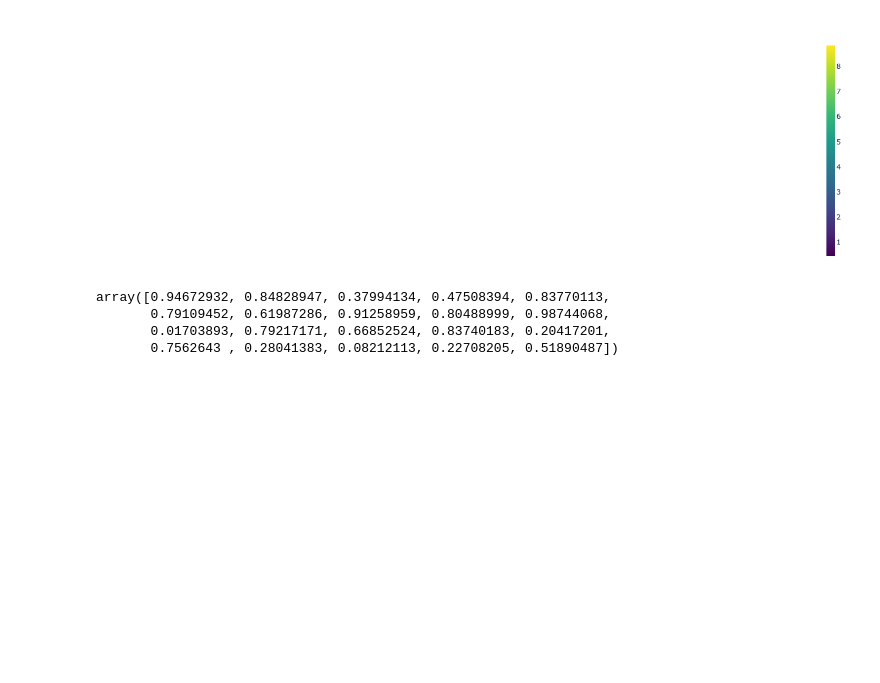
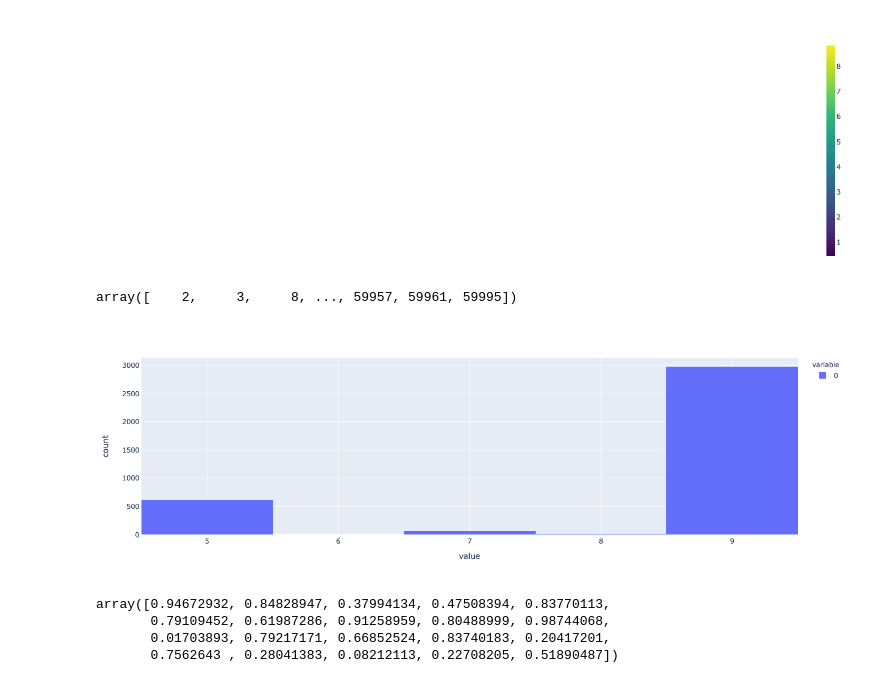
Before and after one commit to andrew-yarmola/topological-data-analysis, a Jupyter notebook: fashion-mnist/mapper_sandbox.ipynb, the cells around one changed output. Cells and saved outputs as stored; diff of their text form; code cells hidden in the pictures; blank space fills up the shorter version.

Commit message:
node elemetns in mapper

```diff
--- a/fashion-mnist/mapper_sandbox.ipynb
+++ b/fashion-mnist/mapper_sandbox.ipynb
@@ -76,4 +76,4 @@ fig.show(config={'scrollZoom': True})
 # %% [output]
 [figure]
 # %%
-r = pipe.fit(fashion_data)
+result = pipe.fit_transform(fashion_data)
@@ -82,3 +80,13 @@ feature_vect = np.random.rand(20)
+# %%
+node_elements = result['node_metadata']['node_elements']
+# %%
+node_elements[12]
+# %% [output]
+array([    2,     3,     8, ..., 59957, 59961, 59995])
+# %%
+px.histogram(fashion_answer[node_elements[20]])
+# %% [output]
+[figure, added]
 # %%
 def point_cloud_from_vector(v, dim=5):
     points = []
```
Also changed, not shown: parts of 1 cell of this notebook.
